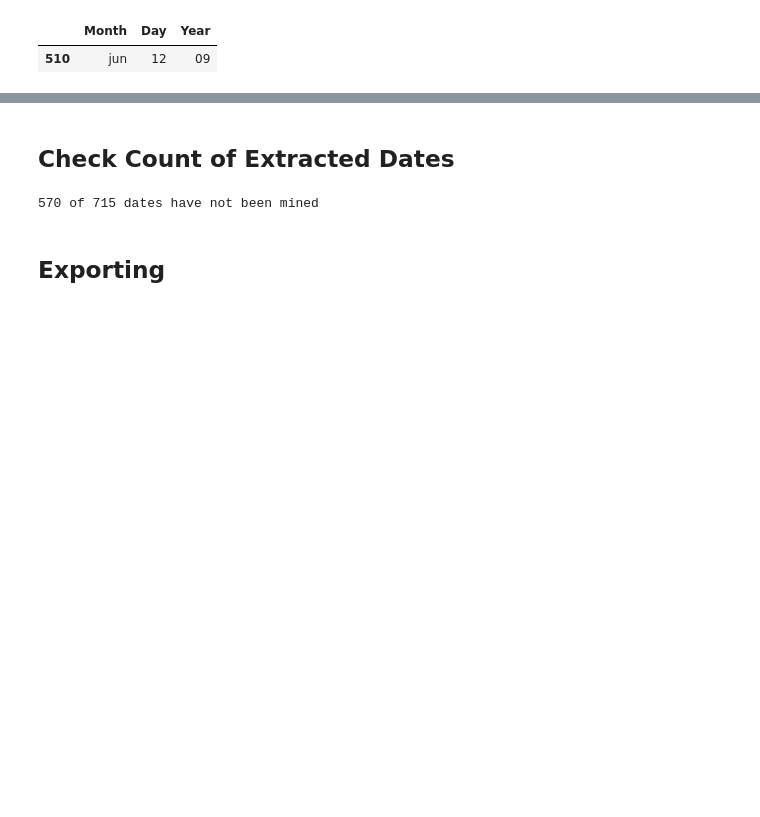
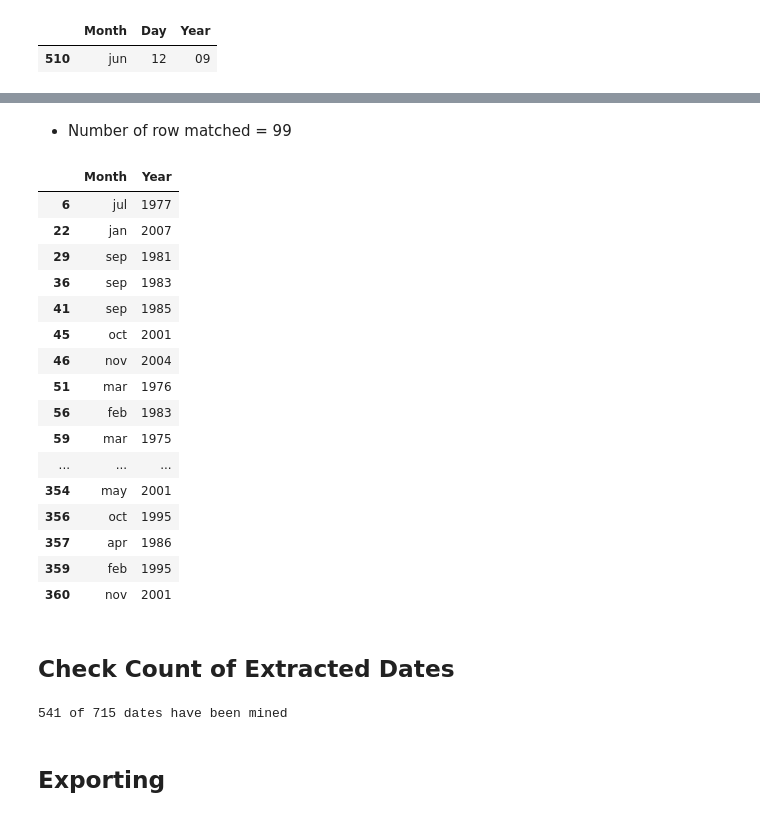
Before and after one commit to luke-foxed/Date-Mining, a Jupyter notebook: 01-Model.ipynb, the cells around one changed output, grey strips where cells are left out. Saved outputs shown, nothing was run; the diff lists cells and outputs as text; code cells hidden in the pictures; blank space fills up the shorter version.

```diff
--- a/01-Model.ipynb
+++ b/01-Model.ipynb
@@ -403,0 +366,6 @@ info(iter)
+# %%
+tmp = df.loc[df.Code==1215203598,"Data"]
+display(tmp)
+
+regex = r"(?P<Day>\d{1,2})\s+(?P<Month>jan|feb|mar|apr|may|jun|jul|aug|sep|oct|nov|dec)\s+(?P<Year>[\d]{2,4})"
+tmp.str.extract(regex)
@@ -403,0 +377,7 @@ info(iter)
+# %%
+iter = 4
+
+df2 = df[df.Iter==0].Data.str.extract(regex)
+df2.dropna(inplace=True)
+display(Markdown(" * Number of row matched = %s" % df2.shape[0]))
+display(df2.head())
@@ -403,0 +392,7 @@ info(iter)
+# %%
+df.loc[(df.Iter==0) & (df2.Day.notnull()), "Day"] = df2["Day"]
+df.loc[(df.Iter==0) & (df2.Month.notnull()), "Month"] = df2["Month"]
+df.loc[(df.Iter==0) & (df2.Year.notnull()), "Year"] = df2["Year"]
+df.loc[(df.Iter==0) & (df2.Year.notnull()),"Iter"] = iter
+
+info(iter)
@@ -403,0 +416,6 @@ info(iter)
+# %%
+tmp = df.loc[df.Code==1054668034,"Data"]
+display(tmp)
+
+regex = r"(?P<Month>jan|feb|mar|apr|may|jun|jul|aug|sep|oct|nov|dec)\s+(?P<Year>\d{2,4})"
+tmp.str.extract(regex)
@@ -403,0 +427,26 @@ info(iter)
+# %%
+iter = 5
+
+df2 = df[df.Iter==0].Data.str.extract(regex)
+df2.dropna(inplace=True)
+display(Markdown(" * Number of row matched = %s" % df2.shape[0]))
+display(df2.head(50))
+# %% [output]
+ * Number of row matched = 99
+|  | Month | Year |
+| 6 | jul | 1977 |
+| 22 | jan | 2007 |
+| 29 | sep | 1981 |
+| 36 | sep | 1983 |
+| 41 | sep | 1985 |
+| 45 | oct | 2001 |
+| 46 | nov | 2004 |
+| 51 | mar | 1976 |
+| 56 | feb | 1983 |
+| 59 | mar | 1975 |
+| ... | ... | ... |
+| 354 | may | 2001 |
+| 356 | oct | 1995 |
+| 357 | apr | 1986 |
+| 359 | feb | 1995 |
+| 360 | nov | 2001 |
@@ -405,9 +458,9 @@ info(iter)
 ## Check Count of Extracted Dates
 # %%
 missed_dates = df[(df.Year==0) & (df.Day==0) & (df.Month==0)]
-print ("{0} of {1} dates have not been mined".format(len(missed_dates), len(df)))
+print ("{0} of {1} dates have been mined".format(len(df) - len(missed_dates), len(df)))
 # %% [output]
-570 of 715 dates have not been mined
+541 of 715 dates have been mined
 # %% [markdown]
 ## Exporting
 # %%
```
Also changed, not shown: parts of 22 cells of this notebook, 3 other files.
